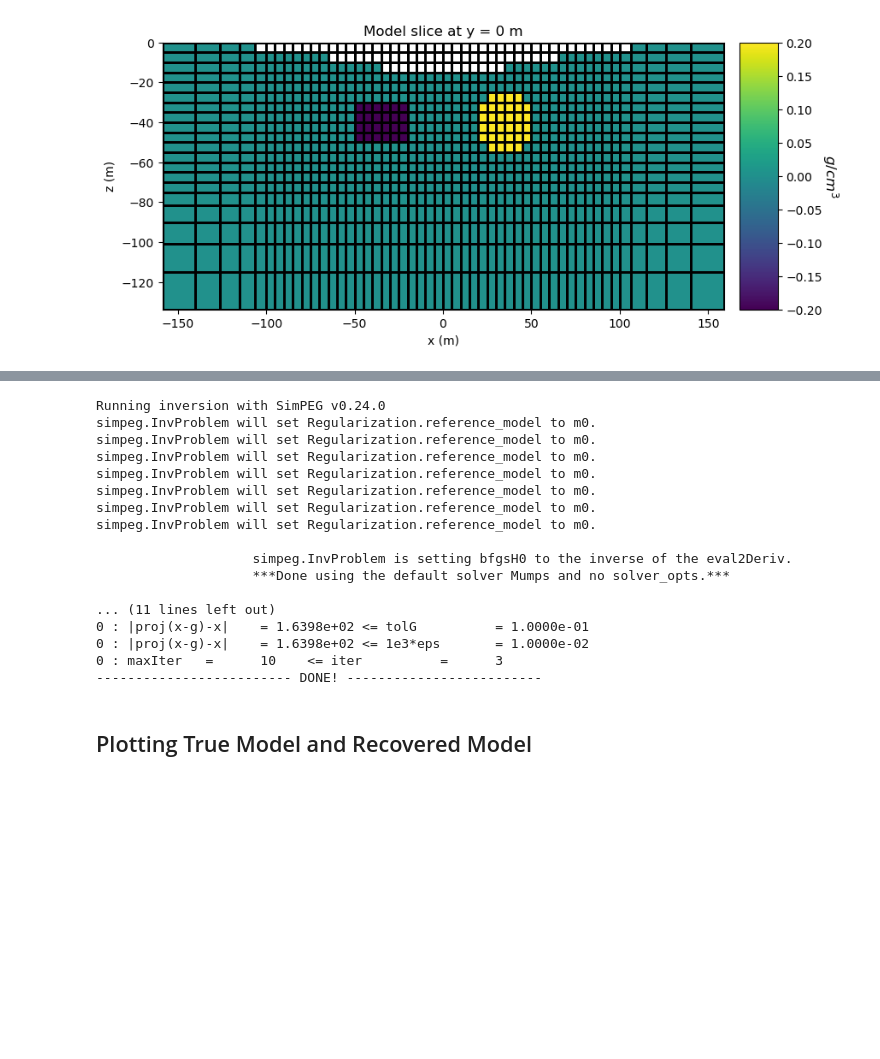
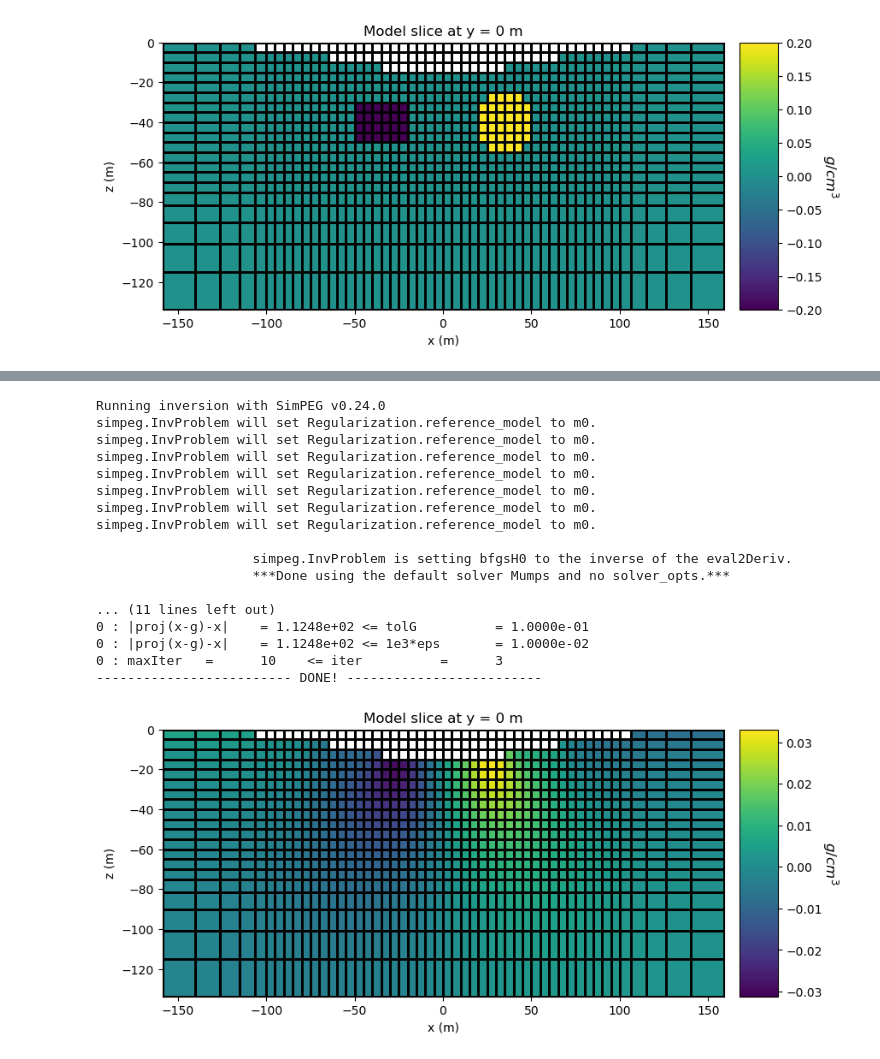
Before and after one commit to Exascale-Systems/geai, a Jupyter notebook: main.ipynb, the cells around one changed output, grey strips where cells are left out. Saved outputs shown, nothing was run; the diff lists cells and outputs as text; code cells hidden in the pictures; blank space fills up the shorter version.

```diff
--- a/main.ipynb
+++ b/main.ipynb
@@ -254,34 +180,35 @@ target_misfit = directives.TargetMisfit(chifact=1)
 sensitivity_weights = directives.UpdateSensitivityWeights(every_iteration=False)
 
 directives_list = [
     sensitivity_weights,
     starting_beta,
     beta_schedule,
     save_iteration,
     update_jacobi,
     target_misfit, # comment out for IRLS
 ]
 
 inv = inversion.BaseInversion(inv_prob, directives_list)
 
 recovered_model = inv.run(synthetic_model)
+
+plot_density_model(mesh, ind_active, recovered_model)
 # %% [output]
 Running inversion with SimPEG v0.24.0
 simpeg.InvProblem will set Regularization.reference_model to m0.
 simpeg.InvProblem will set Regularization.reference_model to m0.
 simpeg.InvProblem will set Regularization.reference_model to m0.
 simpeg.InvProblem will set Regularization.reference_model to m0.
 simpeg.InvProblem will set Regularization.reference_model to m0.
 simpeg.InvProblem will set Regularization.reference_model to m0.
 simpeg.InvProblem will set Regularization.reference_model to m0.
 
                     simpeg.InvProblem is setting bfgsH0 to the inverse of the eval2Deriv.
                     ***Done using the default solver Mumps and no solver_opts.***
 
 ... (11 lines left out)
-0 : |proj(x-g)-x|    = 1.6398e+02 <= tolG          = 1.0000e-01
-0 : |proj(x-g)-x|    = 1.6398e+02 <= 1e3*eps       = 1.0000e-02
+0 : |proj(x-g)-x|    = 1.1248e+02 <= tolG          = 1.0000e-01
+0 : |proj(x-g)-x|    = 1.1248e+02 <= 1e3*eps       = 1.0000e-02
 0 : maxIter   =      10    <= iter          =      3
 ------------------------- DONE! -------------------------
+[figure, added]
-# %% [markdown]
-## Plotting True Model and Recovered Model
```
Also changed, not shown: parts of 18 cells of this notebook, 1 other file.
